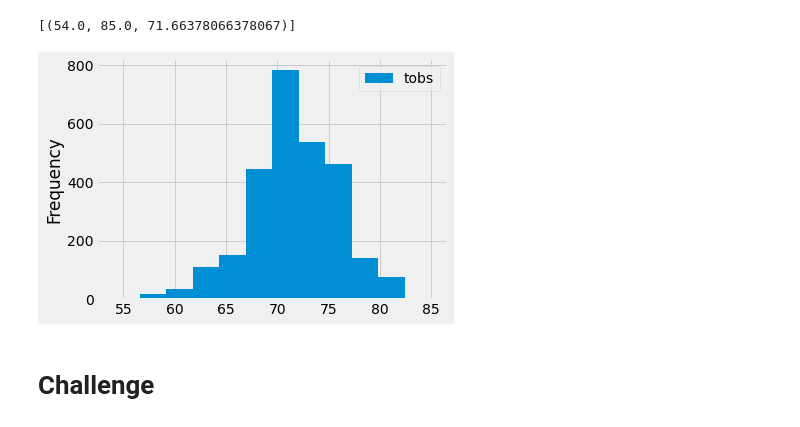
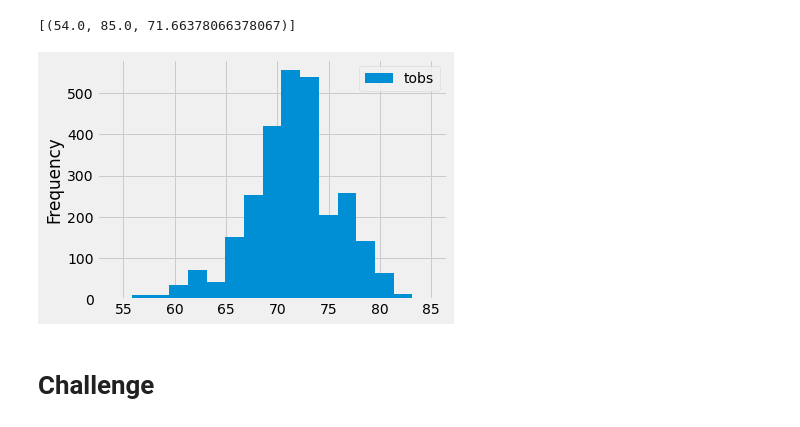
Before and after one commit to sheepesq/surfs_up, a Jupyter notebook: climate_analysis.ipynb, the cells around one changed output. Drawn from its saved outputs; the diff is of its cells as text; code cells hidden in the pictures.

```diff
--- a/climate_analysis.ipynb
+++ b/climate_analysis.ipynb
@@ -128,16 +128,17 @@ func.max(Measurement.tobs), func.avg(Measurement.tobs))\
 # %%
 #9.3.4 - Choose the station with the highest number of temperature observations. --> USC00519281
 results = session.query(Measurement.tobs)\
 .filter(Measurement.station == 'USC00519281').all()
 #print(results)
 #To make the results easier to read, understand, and use, we'll put them in a DataFrame.
 df = pd.DataFrame(results, columns=['tobs'])
 #print(df)
+#make the data into a histagram
+df.plot.hist(bins=17)
+plt.tight_layout()
 # Query the last 12 months of temperature observation data for this station and plot the results as a histogram
-df.plot.hist(bins=12)
-plt.tight_layout()
 # %% [output]
-[figure, old version]
+[figure, new version]
 # %%
 # Write a function called `calc_temps` that will accept start date and end date in the format '%Y-%m-%d'
 # and return the minimum, average, and maximum temperatures for that range of dates
```
Also changed, not shown: 1 other file.
